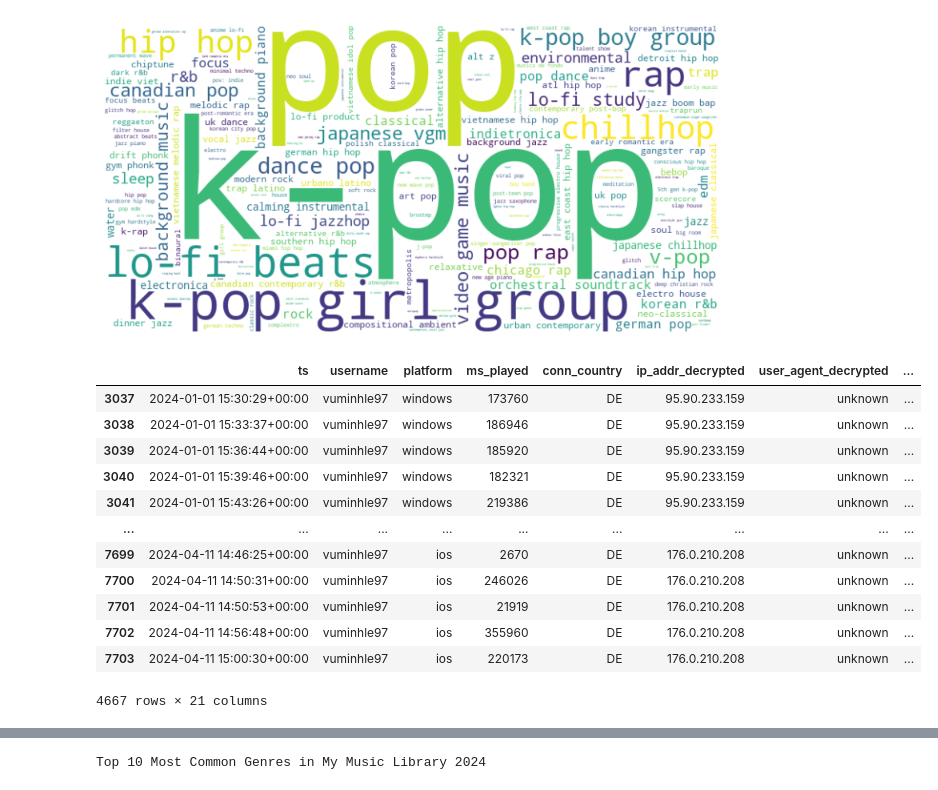
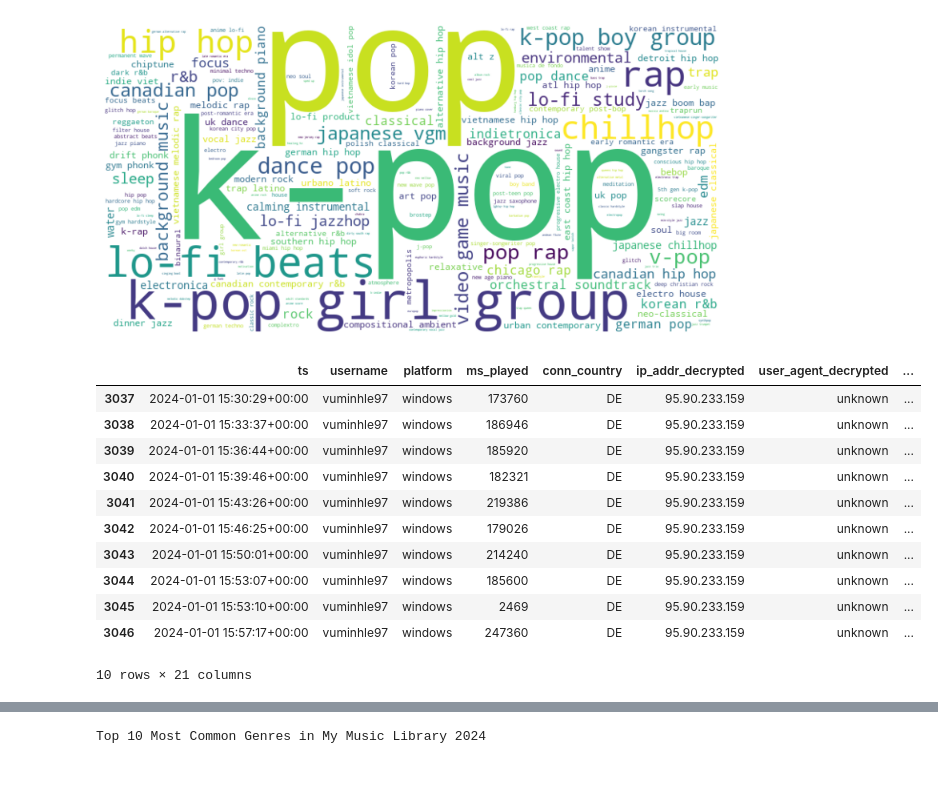
Before and after one commit to vuminhle1997/coursework-spotify-recommender, a Jupyter notebook: 1.Spotify_Recommenders.ipynb, the cells around one changed output, grey strips where cells are left out. Saved outputs shown, nothing was run; the diff lists cells and outputs as text; code cells hidden in the pictures.

```diff
--- a/1.Spotify_Recommenders.ipynb
+++ b/1.Spotify_Recommenders.ipynb
@@ -677,28 +638,27 @@ plt.show()
 # %%
 import pandas as pd
 
 combined_df['ts'] = pd.to_datetime(combined_df['ts'])
 
 # Get the current year (hence we have 2025, but I use 2024 since the entries are older)
 current_year = 2024
 
 # Filter rows from the current year
 current_year_df = combined_df[combined_df['ts'].dt.year == current_year]
-current_year_df
+current_year_df[:10]
 # %% [output]
 |  | ts | username | platform | ms_played | conn_country | ip_addr_decrypted | user_agent_decrypted | ... |
 | 3037 | 2024-01-01 15:30:29+00:00 | vuminhle97 | windows | 173760 | DE | 95.90.233.159 | unknown | ... |
 | 3038 | 2024-01-01 15:33:37+00:00 | vuminhle97 | windows | 186946 | DE | 95.90.233.159 | unknown | ... |
 | 3039 | 2024-01-01 15:36:44+00:00 | vuminhle97 | windows | 185920 | DE | 95.90.233.159 | unknown | ... |
 | 3040 | 2024-01-01 15:39:46+00:00 | vuminhle97 | windows | 182321 | DE | 95.90.233.159 | unknown | ... |
 | 3041 | 2024-01-01 15:43:26+00:00 | vuminhle97 | windows | 219386 | DE | 95.90.233.159 | unknown | ... |
-| ... | ... | ... | ... | ... | ... | ... | ... | ... |
-| 7699 | 2024-04-11 14:46:25+00:00 | vuminhle97 | ios | 2670 | DE | 176.0.210.208 | unknown | ... |
-| 7700 | 2024-04-11 14:50:31+00:00 | vuminhle97 | ios | 246026 | DE | 176.0.210.208 | unknown | ... |
-| 7701 | 2024-04-11 14:50:53+00:00 | vuminhle97 | ios | 21919 | DE | 176.0.210.208 | unknown | ... |
-| 7702 | 2024-04-11 14:56:48+00:00 | vuminhle97 | ios | 355960 | DE | 176.0.210.208 | unknown | ... |
-| 7703 | 2024-04-11 15:00:30+00:00 | vuminhle97 | ios | 220173 | DE | 176.0.210.208 | unknown | ... |
+| 3042 | 2024-01-01 15:46:25+00:00 | vuminhle97 | windows | 179026 | DE | 95.90.233.159 | unknown | ... |
+| 3043 | 2024-01-01 15:50:01+00:00 | vuminhle97 | windows | 214240 | DE | 95.90.233.159 | unknown | ... |
+| 3044 | 2024-01-01 15:53:07+00:00 | vuminhle97 | windows | 185600 | DE | 95.90.233.159 | unknown | ... |
+| 3045 | 2024-01-01 15:53:10+00:00 | vuminhle97 | windows | 2469 | DE | 95.90.233.159 | unknown | ... |
+| 3046 | 2024-01-01 15:57:17+00:00 | vuminhle97 | windows | 247360 | DE | 95.90.233.159 | unknown | ... |
-4667 rows × 21 columns
+10 rows × 21 columns
 # %%
 filtered_df_2024 = current_year_df[current_year_df['spotify_track_uri'].notna()]
 
```
Also changed, not shown: parts of 17 cells of this notebook.
